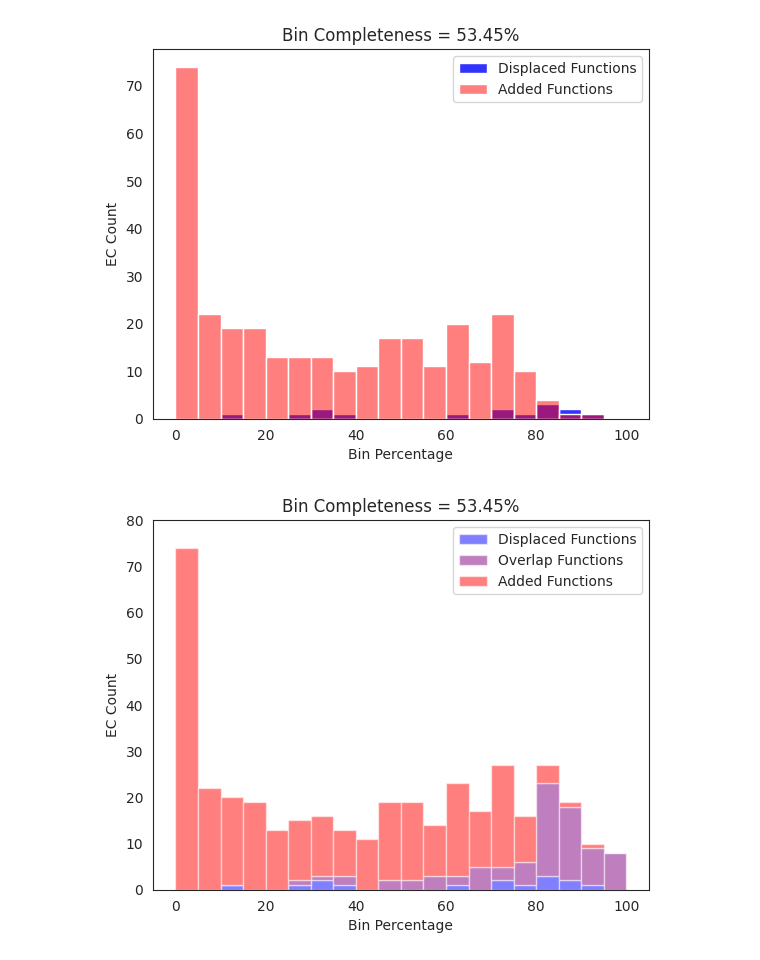
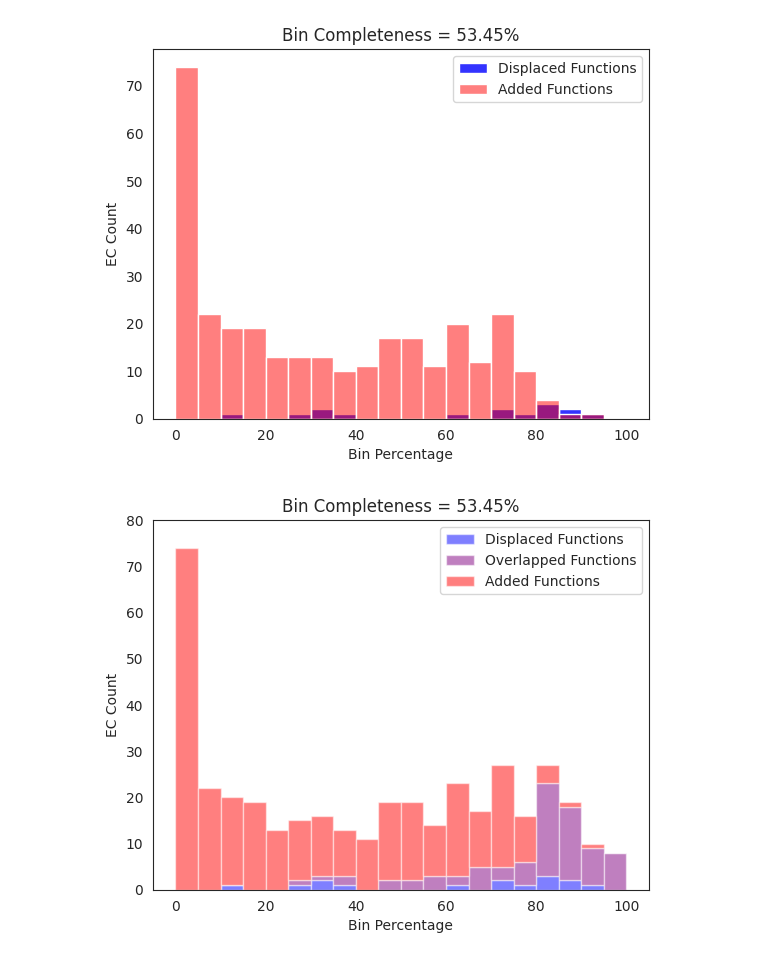
Before and after one commit to jtdocter27/EcoDr, a Jupyter notebook: EnCen/Figures for paper/stacked_bar.ipynb, the cells around one changed output. Saved outputs shown, nothing was run; the diff lists cells and outputs as text; code cells hidden in the pictures.

```diff
--- a/EnCen/Figures for paper/stacked_bar.ipynb
+++ b/EnCen/Figures for paper/stacked_bar.ipynb
@@ -39,10 +39,10 @@ plt.show()
 # %% [output]
 [figure]
 # %%
-sns.set_style('white')
-ax = df.plot(kind='bar', stacked=True, color = sns.color_palette("husl", 3))
-ax.tick_params(axis='x', rotation=45)
-# plt.xticks(range(0, 100), 10)  # every 2nd label
-plt.xticks(rotation = 45, ha = 'right')
-plt.xlabel('Bin Percentage')
-plt.ylabel('EC Count')
+# sns.set_style('white')
+# ax = df.plot(kind='bar', stacked=True, color = sns.color_palette("husl", 3))
+# ax.tick_params(axis='x', rotation=45)
+# # plt.xticks(range(0, 100), 10)  # every 2nd label
+# plt.xticks(rotation = 45, ha = 'right')
+# plt.xlabel('Bin Percentage')
+# plt.ylabel('EC Count')
@@ -64,22 +61,22 @@ plt.show()
 # %%
 bin_edges = range(0, 101, 5)
 
 plt.hist([as_lost53['Percentage'], as_overlap53['Percentage'],added_EC53['Percentage']],
          bins=bin_edges,
-         label=['Displaced Functions', 'Overlap Functions','Added Functions'],
+         label=['Displaced Functions', 'Overlapped Functions','Added Functions'],
          color=['blue', 'purple', 'red'],
          alpha=0.5,
          stacked=True)
 
 plt.xlabel('Bin Percentage')
 plt.ylabel('EC Count')
 plt.title('Bin Completeness = 53.45%')
 plt.ylim(0, 80)
 plt.yticks(range(0, 81, 10))
 plt.legend()
 plt.savefig('/home/anna/Desktop/A&L_53%.svg', format='svg')
 # %% [output]
-[figure, old version]
+[figure, new version]
 # %%
 as_overlap53
 # %% [output]
```
Also changed, not shown: parts of 5 cells of this notebook, 4 other files.
